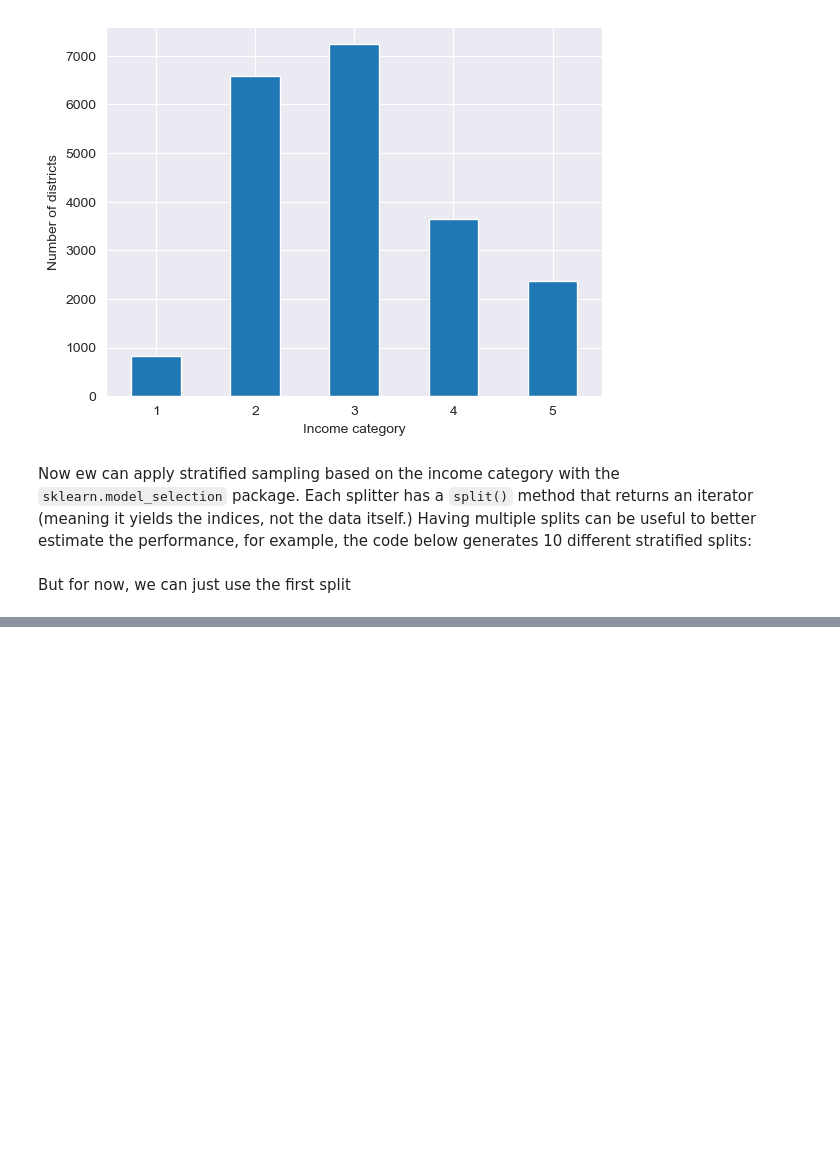
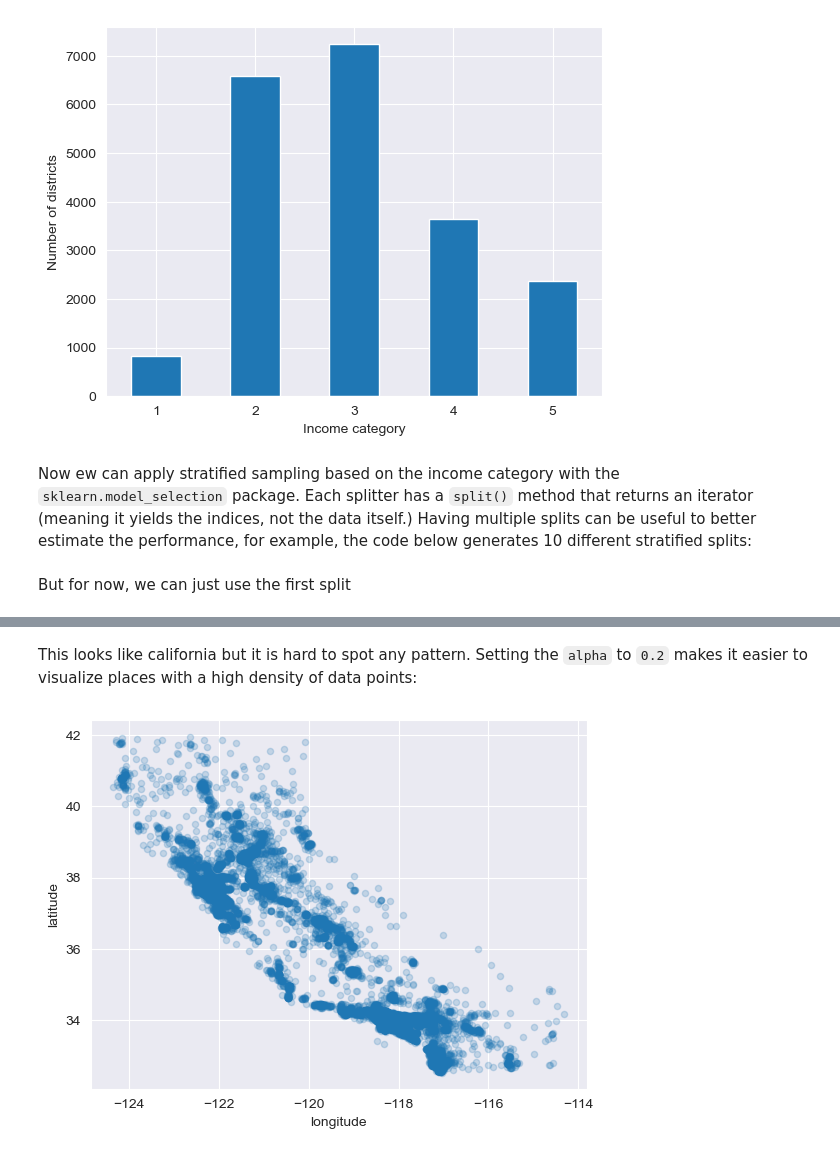
Before and after one commit to MartinOsmani/California-Housing-Dataset, a Jupyter notebook: Notebooks/main.ipynb, the cells around one changed output, grey strips where cells are left out. Drawn from its saved outputs; the diff is of its cells as text; code cells hidden in the pictures; blank space fills up the shorter version.

```diff
--- a/Notebooks/main.ipynb
+++ b/Notebooks/main.ipynb
@@ -173,0 +217,7 @@ strat_train_set, strat_test_set = strat_splits[0]
+# %% [markdown]
+This looks like california but it is hard to spot any pattern. Setting the <code>alpha</code> to <code>0.2</code> makes it easier to visualize places with a high density of data points:
+# %%
+data.plot(kind="scatter", x="longitude", y="latitude", grid=True, alpha=0.2)
+plt.show()
+# %% [output]
+[figure, added]
```
Also changed, not shown: parts of 18 cells of this notebook.
